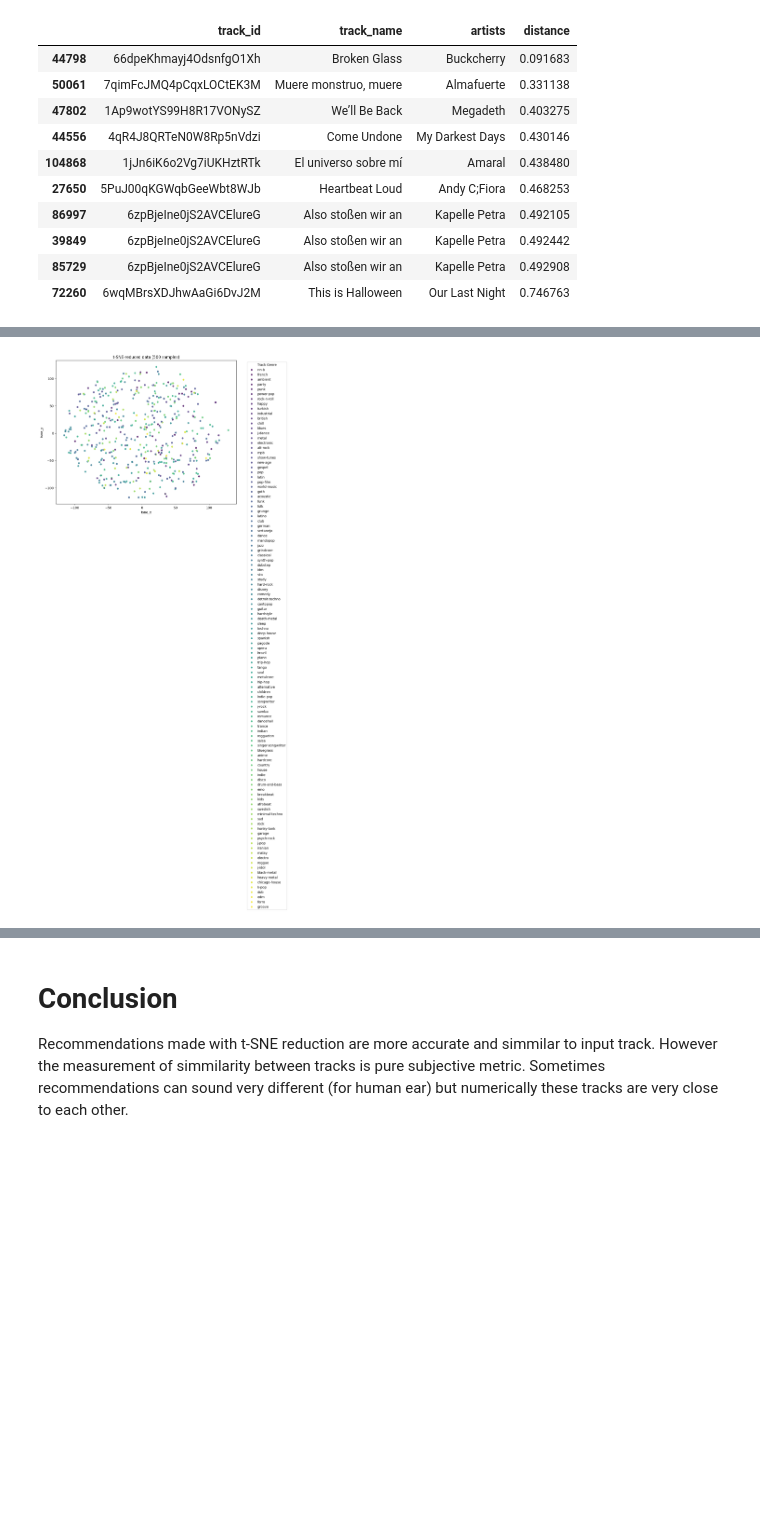
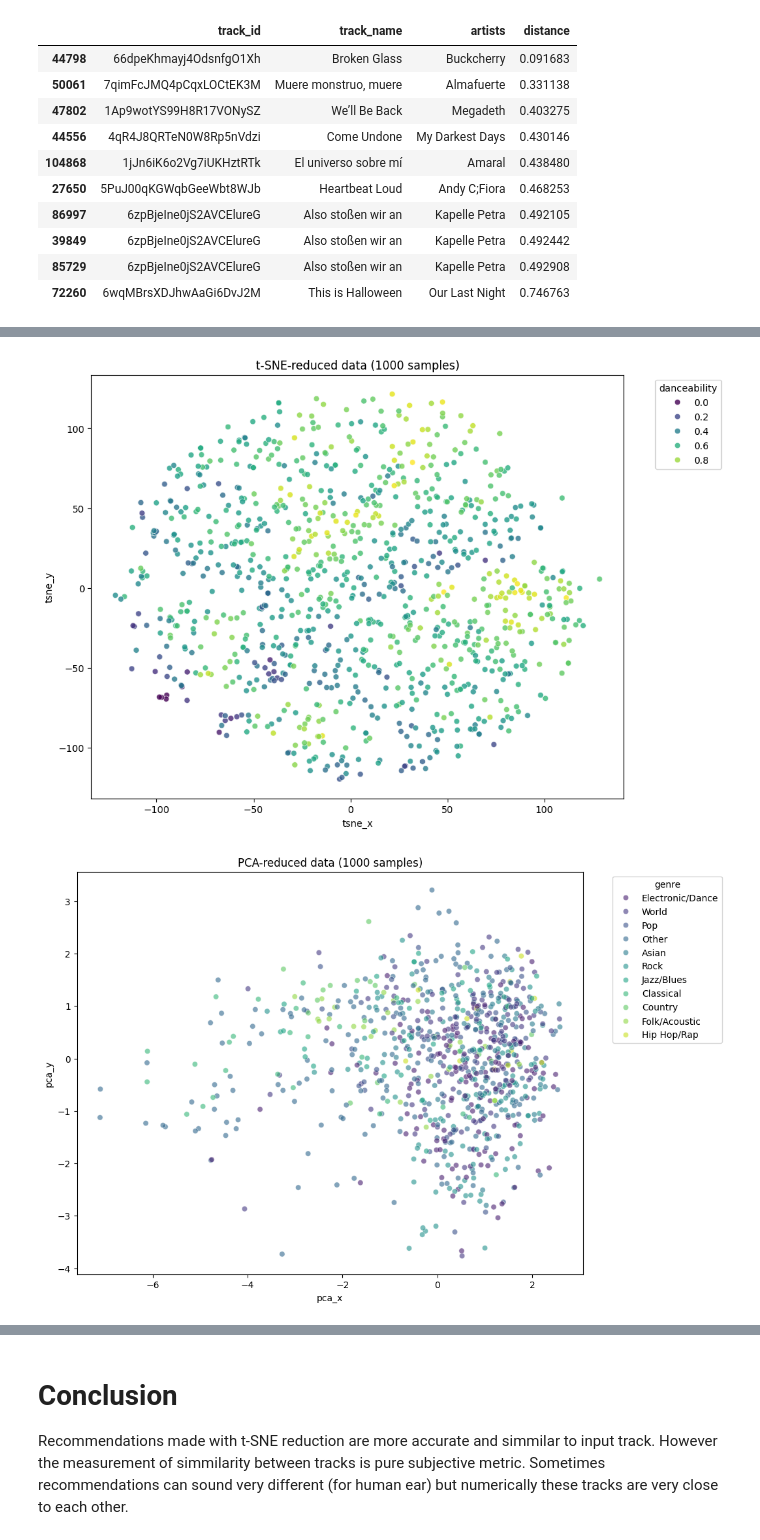
Before and after one commit to ronv3/spotify-song-recommendations, a Jupyter notebook: song_recommendation_system.ipynb, the cells around one changed output, grey strips where cells are left out. Saved outputs shown, nothing was run; the diff lists cells and outputs as text; code cells hidden in the pictures; blank space fills up the shorter version.

```diff
--- a/song_recommendation_system.ipynb
+++ b/song_recommendation_system.ipynb
@@ -202,8 +224,17 @@ plt.show()
 # %%
 plt.figure(figsize=(10, 8))
-scatter = sns.scatterplot(x='tsne_x', y='tsne_y', hue='track_genre', data=samples, palette='viridis', alpha=0.8)
+scatter = sns.scatterplot(x='tsne_x', y='tsne_y', hue='danceability', data=samples, palette='viridis', alpha=0.8)
 scatter.set_title(f't-SNE-reduced data ({n} samples)')
-plt.legend(title='Track Genre', bbox_to_anchor=(1.05, 1), loc='upper left')
+plt.legend(title='danceability', bbox_to_anchor=(1.05, 1), loc='upper left')
 plt.show()
 # %% [output]
-[figure, old version]
+[figure, new version]
+# %%
+plt.figure(figsize=(10, 8))
+#scatter = sns.scatterplot(x='pca_x', y='pca_y', hue='track_genre', data=samples, palette='viridis', alpha=0.8)
+scatter = sns.scatterplot(x='pca_x', y='pca_y', hue='broad_genre', data=samples, palette='viridis', alpha=0.6)
+scatter.set_title(f'PCA-reduced data ({n} samples)')
+plt.legend(title='genre', bbox_to_anchor=(1.05, 1), loc='upper left')
+plt.show()
+# %% [output]
+[figure, added]
```
Also changed, not shown: parts of 7 cells of this notebook.
